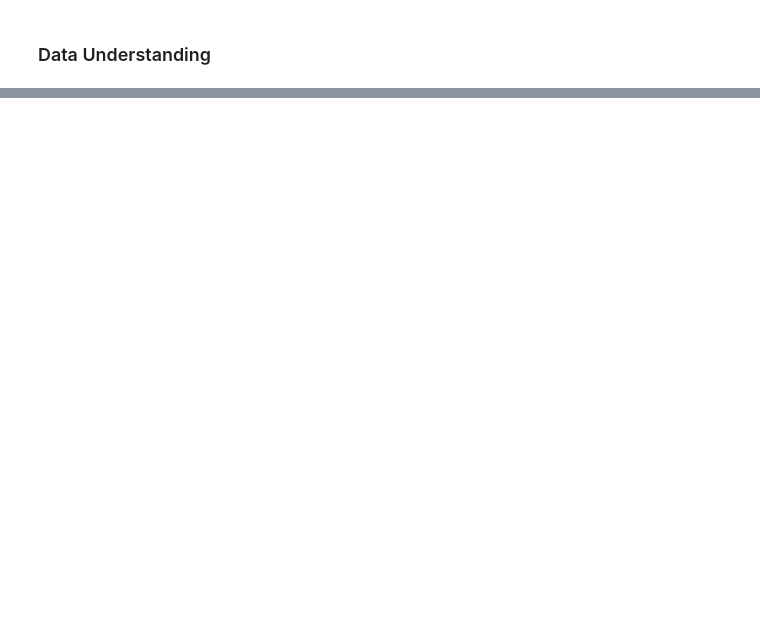
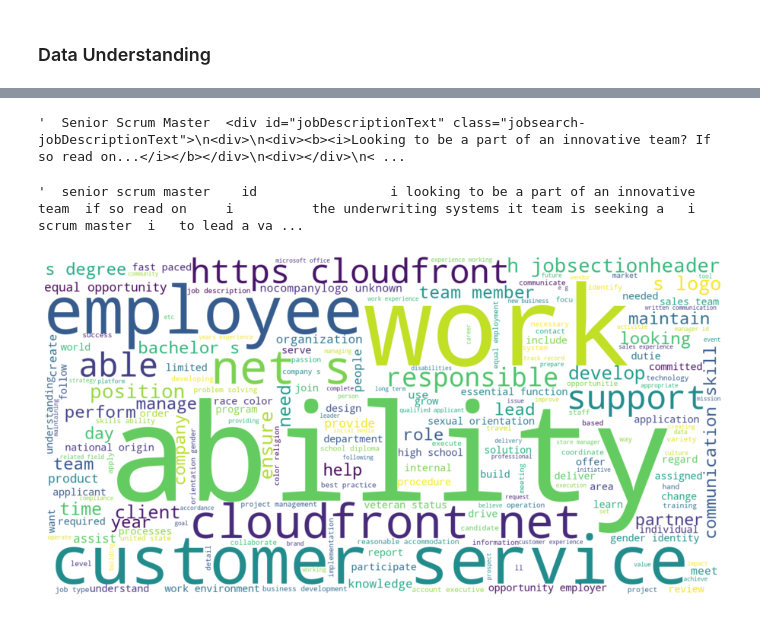
Before and after one commit to MellissaValle/Fraudulent-Job-Postings, a Jupyter notebook: Notebooks/Indeed_NB.ipynb, the cells around one changed output, grey strips where cells are left out. Saved outputs shown, nothing was run; the diff lists cells and outputs as text; code cells hidden in the pictures; blank space fills up the shorter version.

Commit message:
Indeed dataser EDA and cleaning

```diff
--- a/Notebooks/Indeed_NB.ipynb
+++ b/Notebooks/Indeed_NB.ipynb
@@ -79,0 +332,4 @@ You should consider upgrading via the '/Users/mellissavalle/opt/anaconda3/envs/l
+# %%
+df.text[919]
+# %% [output]
+'  Senior Scrum Master  <div id="jobDescriptionText" class="jobsearch-jobDescriptionText">\n<div>\n<div><b><i>Looking to be a part of an innovative team? If so read on...</i></b></div>\n<div></div>\n< ...
@@ -79,0 +351,39 @@ You should consider upgrading via the '/Users/mellissavalle/opt/anaconda3/envs/l
+# %%
+#removes weird symbols
+def remove_symbols(text):
+    symbols_to_remove = ["\xa0", " \n ", '\n', " <div> ", "<li>", '<br>', '</ul>' , '<b>'," d "," y "," q ","</li>", '<ul>','</b>', '</div>','<div', " p ", ' jz ', ' iu ','class=' ,'jz'\
+                         'jobDescriptionText' , 'jobdescriptiontext', 'class','jobsearch'# remove unnecesary jobdescriptiontext
+                        ]
+    clean_text = text
+    for sym in symbols_to_remove:
+        clean_text = clean_text.replace(sym, ' ')
+
+    return clean_text
+# %%
+df.text = df.text.apply(remove_symbols)
+# %%
+def remove_punctuations(text):
+    for punctuation in punctuations:
+        text = text.replace(punctuation, ' ')
+    return text
+# %%
+# Apply to the DF series
+df.text = df.text.apply(remove_punctuations)
+df.text = df.text.apply(remove_symbols)
+# %%
+df.text[919]
+# %% [output]
+'  senior scrum master    id                 i looking to be a part of an innovative team  if so read on     i          the underwriting systems it team is seeking a   i scrum master  i   to lead a va ...
+# %%
+STOPWORDS = spacy.lang.en.stop_words.STOP_WORDS
+plt.figure(figsize = (16,14))
+wc = WordCloud(min_font_size = 3,
+               max_words = 200,
+               width = 1600,
+               height = 800,
+               background_color='white',
+               stopwords = STOPWORDS).generate(str(" ".join(df.text)))
+plt.imshow(wc,interpolation = 'bilinear')
+plt.axis("off");
+# %% [output]
+[figure, added]
```
Also changed, not shown: parts of 48 cells of this notebook.
